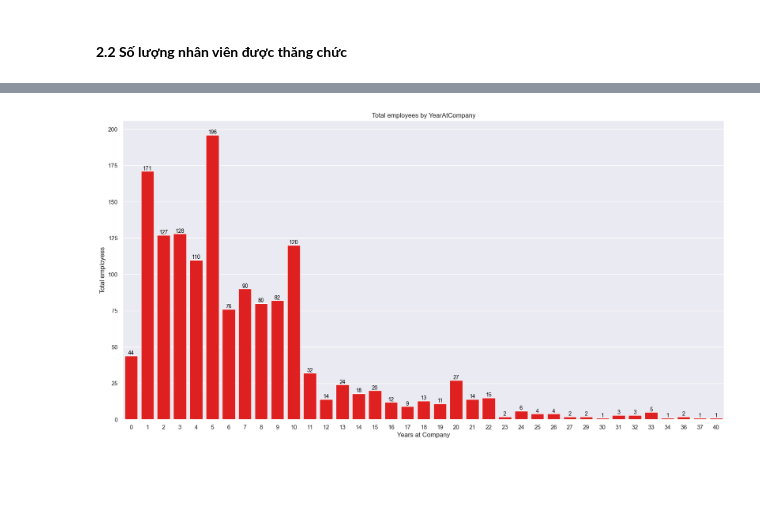
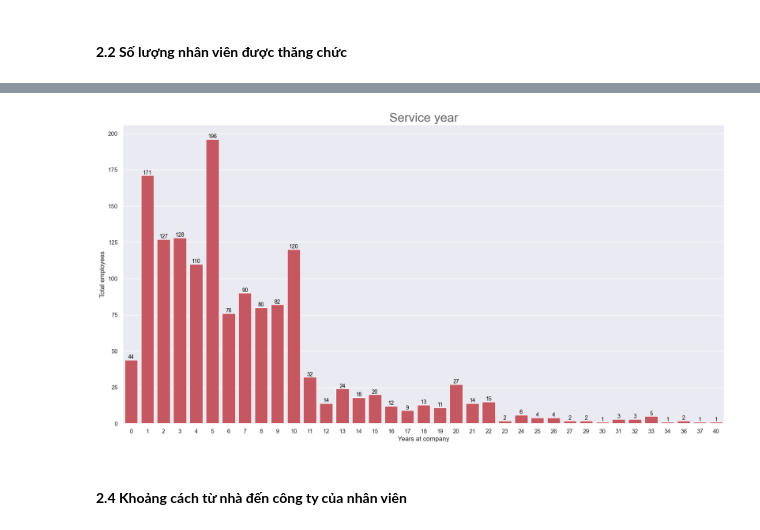
Before and after one commit to daominhthuan42/mindx-data-analytics-bootcamp, a Jupyter notebook: 00_MODULE_1/FINAL_PROJECT/02_PYTHON/FINAL_PROJECT.ipynb, the cells around one changed output, grey strips where cells are left out. Saved outputs shown, nothing was run; the diff lists cells and outputs as text; code cells hidden in the pictures; blank space fills up the shorter version.

```diff
--- a/00_MODULE_1/FINAL_PROJECT/02_PYTHON/FINAL_PROJECT.ipynb
+++ b/00_MODULE_1/FINAL_PROJECT/02_PYTHON/FINAL_PROJECT.ipynb
@@ -334,22 +281,21 @@ Name: count, dtype: int64
 # %%
-# Tính toán số lượng nhân viên theo số năm làm việc
-# years_at_company_counts = df['YearsAtCompany'].value_counts().reset_index()
-# years_at_company_counts.columns = ['YearsAtCompany', 'EmployeeCount']
-# Sử dụng countplot để trực quan hóa
+# TÍNH TOÁN SỐ LƯỢNG NHÂN VIÊN THEO SỐ NĂM LÀM VIỆC
+# SỬ DỤNG COUNTPLOT ĐỂ TRỰC QUAN HÓA
 plt.figure(figsize=(20,10))
-# sns.countplot(x=df['YearsAtCompany'])
-ax = sns.countplot(data = df, x = "YearsAtCompany", color="red")
-# Thêm số liệu trên các cột
+ax = sns.countplot(data = df, x = "YearsAtCompany", color="#d64550")
+# THÊM SỐ LIỆU TRÊN CÁC CỘT
 for p in ax.patches:
     ax.annotate(f'{int(p.get_height())}',
                 (p.get_x() + p.get_width() / 2., p.get_height()),
                 ha='center', va='center',
                 fontsize=10, color='black',
                 xytext=(0, 5),
                 textcoords='offset points')
-plt.title("Total employees by YearAtCompany")
-plt.xlabel("Years at Company")
+plt.title(label = "Service year", loc="center", fontsize='23', color = "#666666")
+plt.xlabel("Years at company")
 plt.ylabel("Total employees")
 plt.show()
 # %% [output]
-[figure, old version]
+[figure, new version]
+# %% [markdown]
+#### <b> 2.4 Khoảng cách từ nhà đến công ty của nhân viên
```
Also changed, not shown: parts of 26 cells of this notebook, 3 other files.
